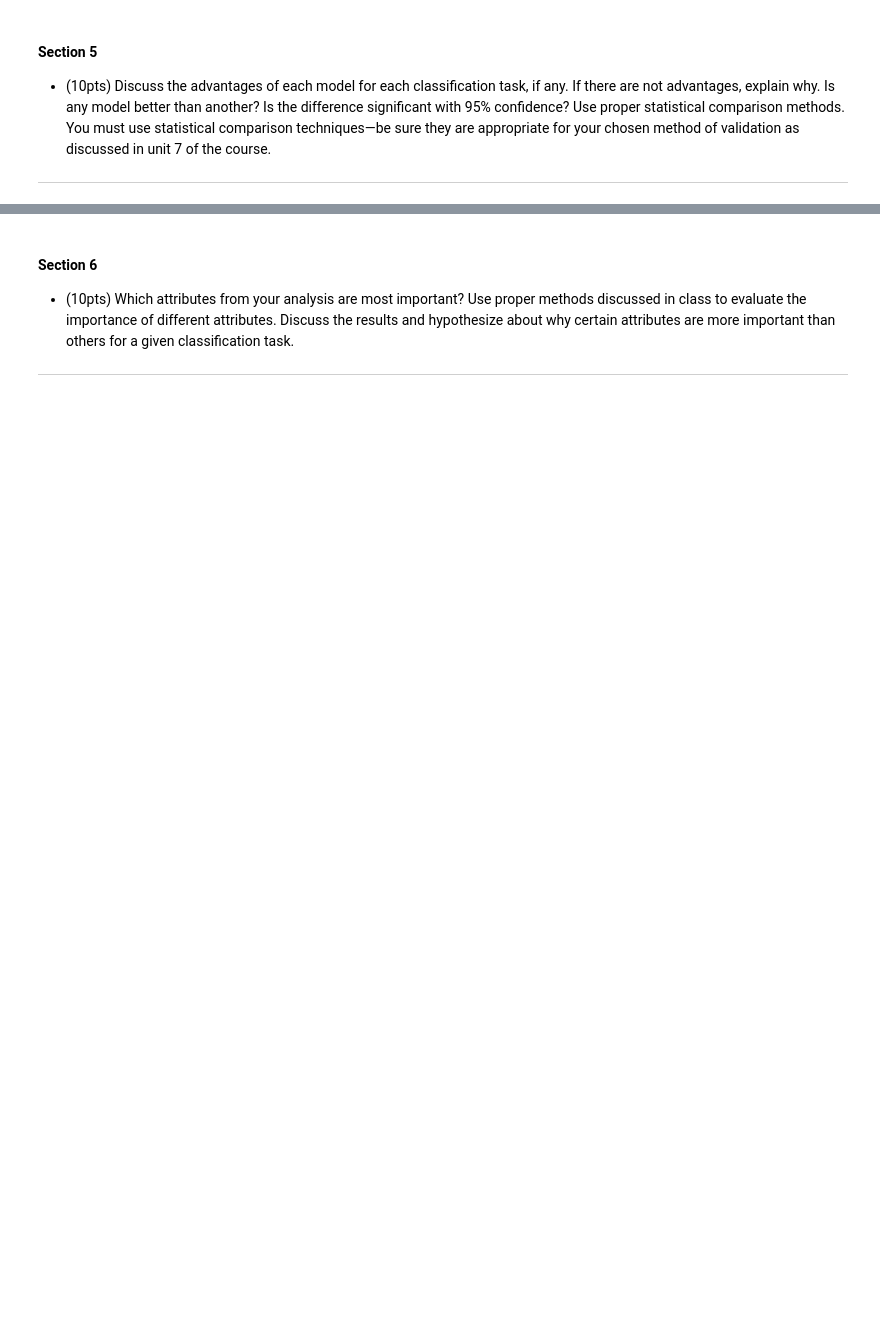
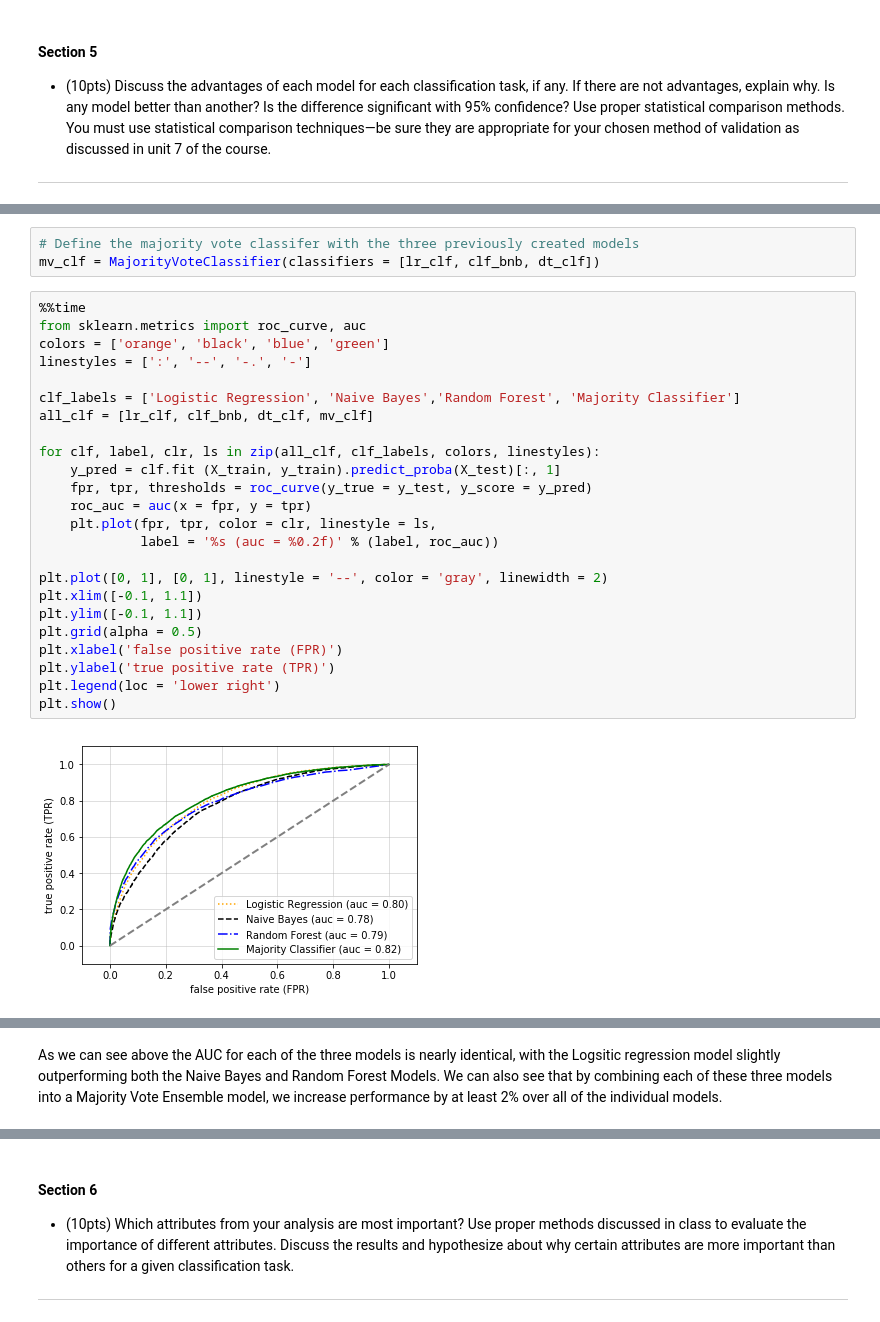
Before and after one commit to i4a/olympics, a Jupyter notebook: LabAssignmentTwo.ipynb, the cells around one changed output, grey strips where cells are left out. Saved outputs shown, nothing was run; the diff lists cells and outputs as text; blank space fills up the shorter version.

```diff
--- a/LabAssignmentTwo.ipynb
+++ b/LabAssignmentTwo.ipynb
@@ -293,0 +640,29 @@ clf2
+# %%
+# Define the majority vote classifer with the three previously created models
+mv_clf = MajorityVoteClassifier(classifiers = [lr_clf, clf_bnb, dt_clf])
+# %%
+%%time
+from sklearn.metrics import roc_curve, auc
+colors = ['orange', 'black', 'blue', 'green']
+linestyles = [':', '--', '-.', '-']
+
+clf_labels = ['Logistic Regression', 'Naive Bayes','Random Forest', 'Majority Classifier']
+all_clf = [lr_clf, clf_bnb, dt_clf, mv_clf]
+
+for clf, label, clr, ls in zip(all_clf, clf_labels, colors, linestyles):
+    y_pred = clf.fit (X_train, y_train).predict_proba(X_test)[:, 1]
+    fpr, tpr, thresholds = roc_curve(y_true = y_test, y_score = y_pred)
+    roc_auc = auc(x = fpr, y = tpr)
+    plt.plot(fpr, tpr, color = clr, linestyle = ls,
+             label = '%s (auc = %0.2f)' % (label, roc_auc))
+
+plt.plot([0, 1], [0, 1], linestyle = '--', color = 'gray', linewidth = 2)
+plt.xlim([-0.1, 1.1])
+plt.ylim([-0.1, 1.1])
+plt.grid(alpha = 0.5)
+plt.xlabel('false positive rate (FPR)')
+plt.ylabel('true positive rate (TPR)')
+plt.legend(loc = 'lower right')
+plt.show()
+# %% [output]
+[figure, added]
@@ -293,0 +671,2 @@ clf2
+# %% [markdown]
+As we can see above the AUC for each of the three models is nearly identical, with the Logsitic regression model slightly outperforming both the Naive Bayes and Random Forest Models.  We can also see that by combining each of these three models into a Majority Vote Ensemble model, we increase performance by at least 2% over all of the individual models.
```
Also changed, not shown: parts of 56 cells of this notebook.
